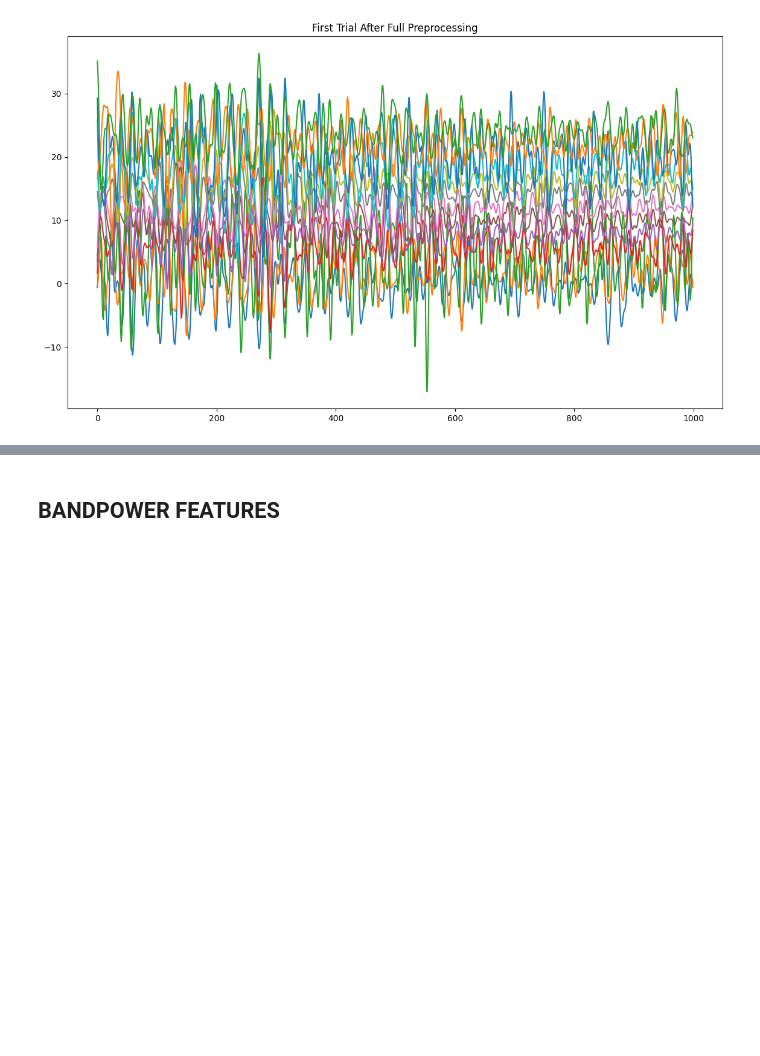
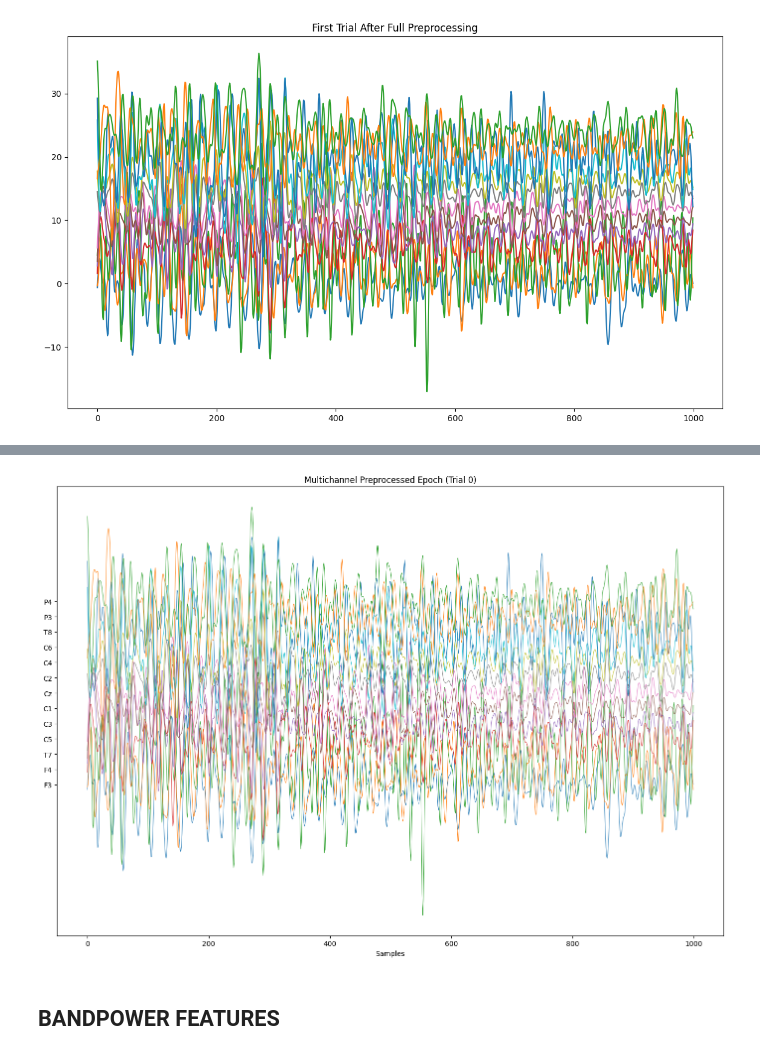
Before and after one commit to kkipngenokoech/MI, a Jupyter notebook: MI.ipynb, the cells around one changed output, grey strips where cells are left out. Cells and saved outputs as stored; diff of their text form; code cells hidden in the pictures; blank space fills up the shorter version.

```diff
--- a/MI.ipynb
+++ b/MI.ipynb
@@ -236,3 +288,21 @@ plt.show()
+# %%
+def plot_multichannel_epoch(X_all, ch_labels, trial=0, scale=2.0):
+    ep = X_all[trial]  # (27, L)
+    nch = ep.shape[0]
+
+    plt.figure(figsize=(14,10))
+    for i in range(nch):
+        plt.plot(ep[i] + i*scale, linewidth=0.7)
+
+    plt.yticks([i*scale for i in range(nch)], ch_labels)
+    plt.title(f"Multichannel Preprocessed Epoch (Trial {trial})")
+    plt.xlabel("Samples")
+    plt.tight_layout()
+    plt.show()
+
+plot_multichannel_epoch(X_all, ch_labels, trial=0)
+# %% [output]
+[figure, added]
 # %% [markdown]
 ## BANDPOWER FEATURES
 # %%
```
Also changed, not shown: parts of 15 cells of this notebook.
